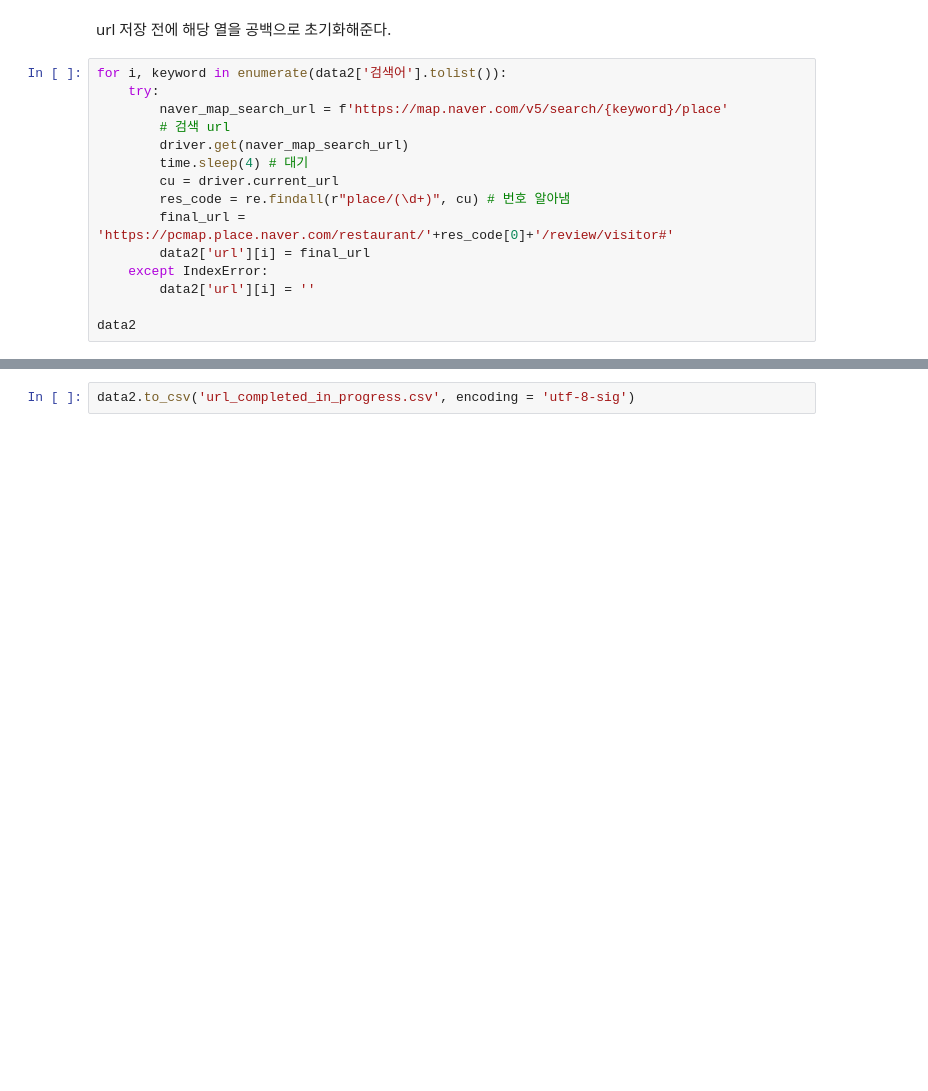
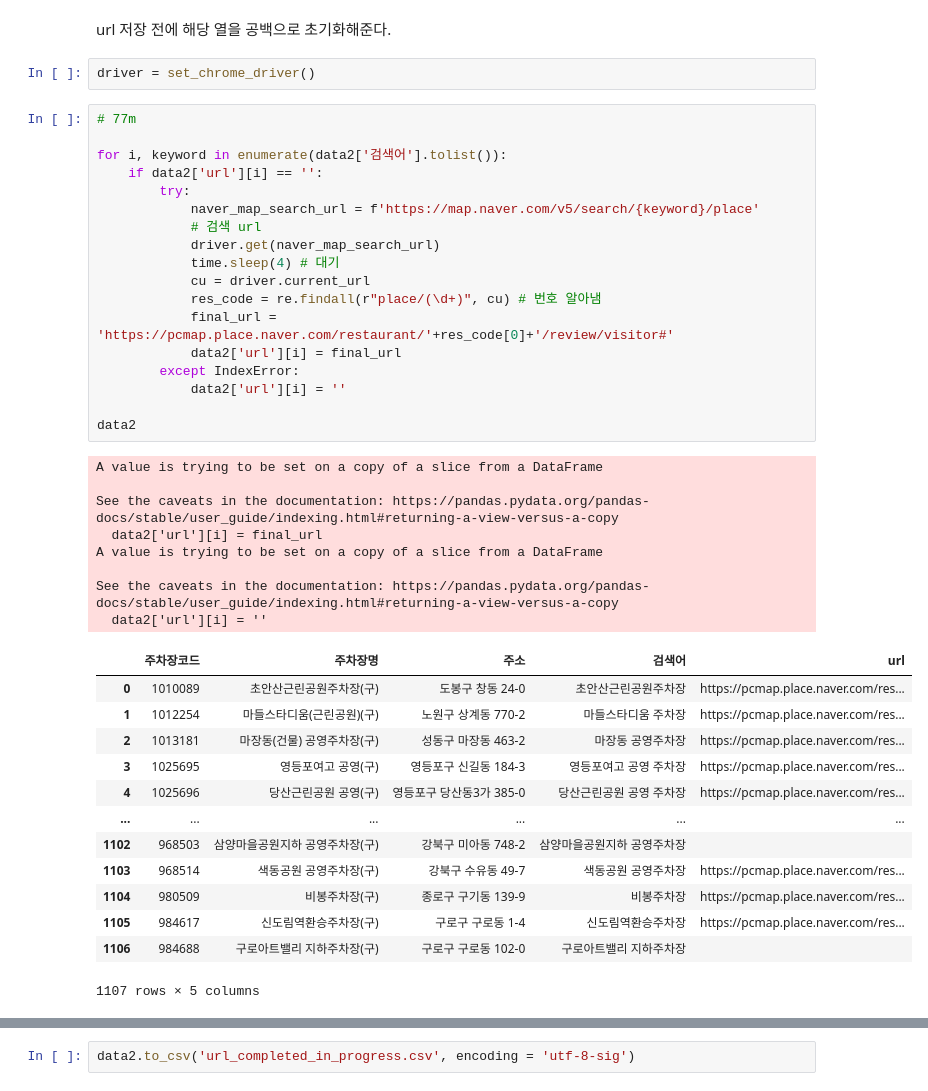
Before and after one commit to 0008mari/MyParking, a Jupyter notebook: data/주차어때-제출용.ipynb, the cells around one changed output, grey strips where cells are left out. Cells and saved outputs as stored; diff of their text form; blank space fills up the shorter version.

```diff
--- a/data/주차어때-제출용.ipynb
+++ b/data/주차어때-제출용.ipynb
@@ -101,18 +101,45 @@ data2.head(2)
 | 1 | 1012254 | 마들스타디움(근린공원)(구) | 노원구 상계동 770-2 | 마들스타디움 주차장 |  |
 # %% [markdown]
 url 저장 전에 해당 열을 공백으로 초기화해준다.
+# %%
+driver = set_chrome_driver()
 # %%
+# 77m
+
 for i, keyword in enumerate(data2['검색어'].tolist()):
-    try:
-        naver_map_search_url = f'https://map.naver.com/v5/search/{keyword}/place'
-        # 검색 url
-        driver.get(naver_map_search_url)
-        time.sleep(4) # 대기
-        cu = driver.current_url
-        res_code = re.findall(r"place/(\d+)", cu) # 번호 알아냄
-        final_url = 'https://pcmap.place.naver.com/restaurant/'+res_code[0]+'/review/visitor#'
-        data2['url'][i] = final_url
-    except IndexError:
-        data2['url'][i] = ''
+    if data2['url'][i] == '':
+        try:
+            naver_map_search_url = f'https://map.naver.com/v5/search/{keyword}/place'
+            # 검색 url
+            driver.get(naver_map_search_url)
+            time.sleep(4) # 대기
+            cu = driver.current_url
+            res_code = re.findall(r"place/(\d+)", cu) # 번호 알아냄
+            final_url = 'https://pcmap.place.naver.com/restaurant/'+res_code[0]+'/review/visitor#'
+            data2['url'][i] = final_url
+        except IndexError:
+            data2['url'][i] = ''
 
 data2
+# %% [output]
+A value is trying to be set on a copy of a slice from a DataFrame
+
+See the caveats in the documentation: https://pandas.pydata.org/pandas-docs/stable/user_guide/indexing.html#returning-a-view-versus-a-copy
+  data2['url'][i] = final_url
+A value is trying to be set on a copy of a slice from a DataFrame
+
+See the caveats in the documentation: https://pandas.pydata.org/pandas-docs/stable/user_guide/indexing.html#returning-a-view-versus-a-copy
+  data2['url'][i] = ''
+|  | 주차장코드 | 주차장명 | 주소 | 검색어 | url |
+| 0 | 1010089 | 초안산근린공원주차장(구) | 도봉구 창동 24-0 | 초안산근린공원주차장 | https://pcmap.place.naver.com/res... |
+| 1 | 1012254 | 마들스타디움(근린공원)(구) | 노원구 상계동 770-2 | 마들스타디움 주차장 | https://pcmap.place.naver.com/res... |
+| 2 | 1013181 | 마장동(건물) 공영주차장(구) | 성동구 마장동 463-2 | 마장동 공영주차장 | https://pcmap.place.naver.com/res... |
+| 3 | 1025695 | 영등포여고 공영(구) | 영등포구 신길동 184-3 | 영등포여고 공영 주차장 | https://pcmap.place.naver.com/res... |
+| 4 | 1025696 | 당산근린공원 공영(구) | 영등포구 당산동3가 385-0 | 당산근린공원 공영 주차장 | https://pcmap.place.naver.com/res... |
+| ... | ... | ... | ... | ... | ... |
+| 1102 | 968503 | 삼양마을공원지하 공영주차장(구) | 강북구 미아동 748-2 | 삼양마을공원지하 공영주차장 |  |
+| 1103 | 968514 | 색동공원 공영주차장(구) | 강북구 수유동 49-7 | 색동공원 공영주차장 | https://pcmap.place.naver.com/res... |
+| 1104 | 980509 | 비봉주차장(구) | 종로구 구기동 139-9 | 비봉주차장 | https://pcmap.place.naver.com/res... |
+| 1105 | 984617 | 신도림역환승주차장(구) | 구로구 구로동 1-4 | 신도림역환승주차장 | https://pcmap.place.naver.com/res... |
+| 1106 | 984688 | 구로아트밸리 지하주차장(구) | 구로구 구로동 102-0 | 구로아트밸리 지하주차장 |  |
+1107 rows × 5 columns
```
Also changed, not shown: parts of 41 cells of this notebook.
